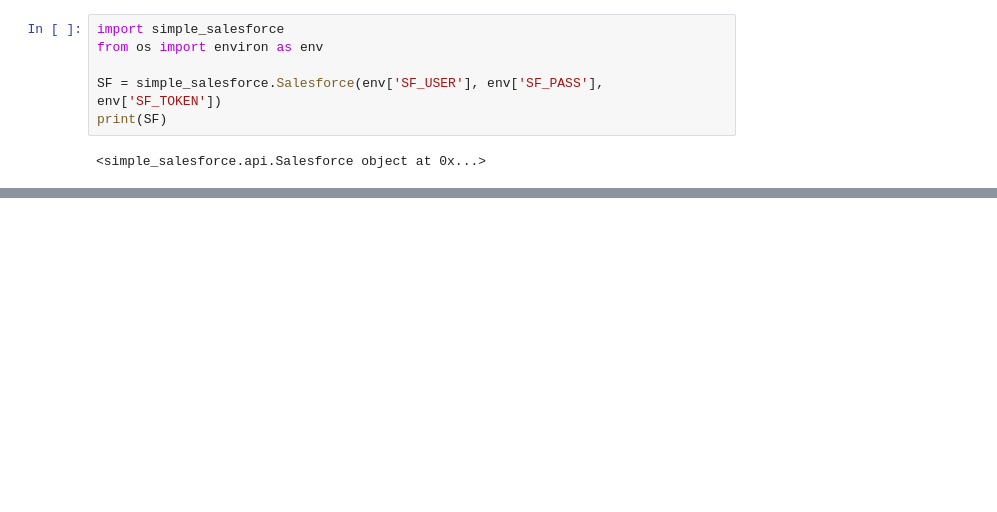
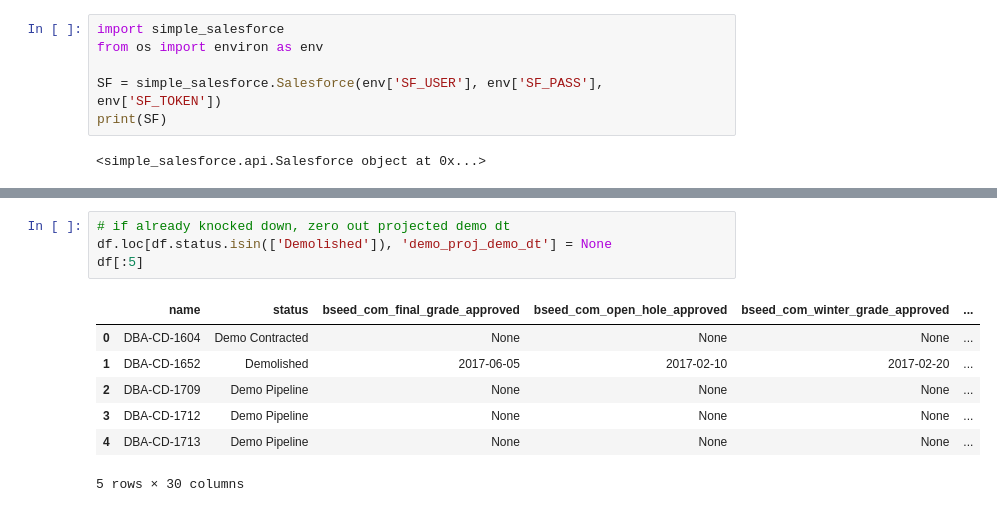
Before and after one commit to jmcbroom/etl, a Jupyter notebook: process/dlba/commercial/sandbox.ipynb, the cells around one changed output, grey strips where cells are left out. Drawn from its saved outputs; the diff is of its cells as text; blank space fills up the shorter version.

```diff
--- a/process/dlba/commercial/sandbox.ipynb
+++ b/process/dlba/commercial/sandbox.ipynb
@@ -95,0 +174,12 @@ df[:20]
+# %%
+# if already knocked down, zero out projected demo dt
+df.loc[df.status.isin(['Demolished']), 'demo_proj_demo_dt'] = None
+df[:5]
+# %% [output]
+|  | name | status | bseed_com_final_grade_approved | bseed_com_open_hole_approved | bseed_com_winter_grade_approved | ... |
+| 0 | DBA-CD-1604 | Demo Contracted | None | None | None | ... |
+| 1 | DBA-CD-1652 | Demolished | 2017-06-05 | 2017-02-10 | 2017-02-20 | ... |
+| 2 | DBA-CD-1709 | Demo Pipeline | None | None | None | ... |
+| 3 | DBA-CD-1712 | Demo Pipeline | None | None | None | ... |
+| 4 | DBA-CD-1713 | Demo Pipeline | None | None | None | ... |
+5 rows × 30 columns
```
Also changed, not shown: parts of 14 cells of this notebook, 2 other files.
